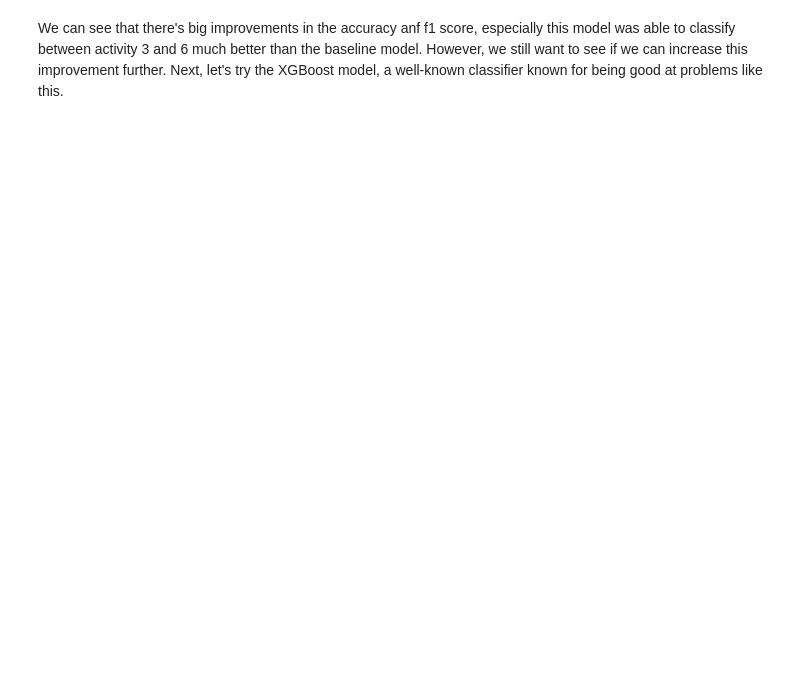
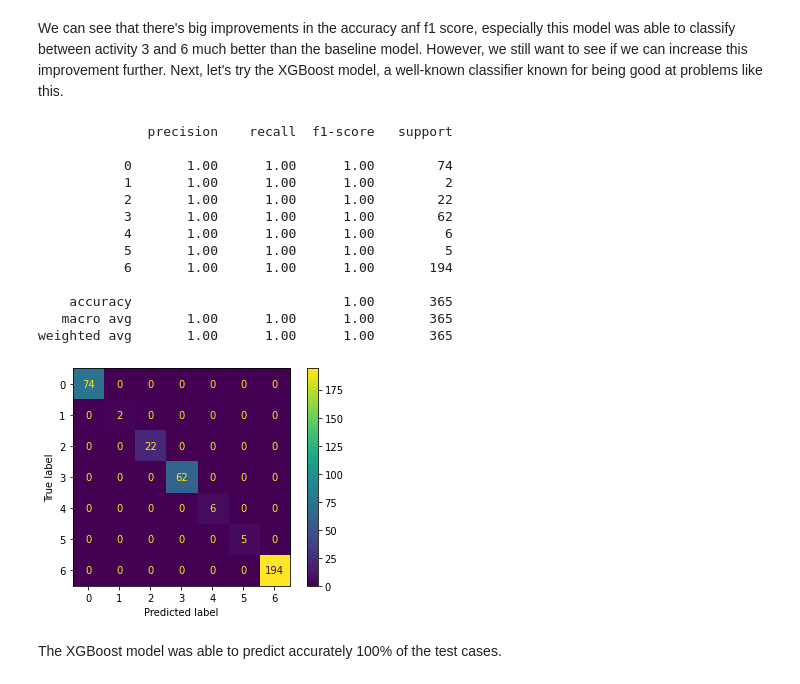
Before and after one commit to hvrlxy/HAR, a Jupyter notebook: notebooks/train_basic_stats.ipynb, the cells around one changed output. Saved outputs shown, nothing was run; the diff lists cells and outputs as text; code cells hidden in the pictures; blank space fills up the shorter version.

```diff
--- a/notebooks/train_basic_stats.ipynb
+++ b/notebooks/train_basic_stats.ipynb
@@ -119,2 +122,34 @@ plt.show()
 # %% [markdown]
 We can see that there's big improvements in the accuracy anf f1 score, especially this model was able to classify between activity 3 and 6 much better than the baseline model. However, we still want to see if we can increase this improvement further. Next, let's try the XGBoost model, a well-known classifier known for being good at problems like this.
+# %%
+# initialize XGBoost classifier
+xgb = XGBClassifier()
+# transform the y_train and Y-test class values to start from 0 instead of 1
+y_transformed_train = [i - 1 for i in y_train]
+y_transformed_test = [i - 1 for i in y_test]
+# fit the model
+xgb.fit(X_train, y_transformed_train)
+# predict the test dataset
+y_pred = xgb.predict(X_test)
+# print out the report
+print(classification_report(y_transformed_test, y_pred))
+# draw the confusion matrix
+plot_confusion_matrix(xgb, X_test, y_transformed_test)
+plt.show()
+# %% [output]
+              precision    recall  f1-score   support
+
+           0       1.00      1.00      1.00        74
+           1       1.00      1.00      1.00         2
+           2       1.00      1.00      1.00        22
+           3       1.00      1.00      1.00        62
+           4       1.00      1.00      1.00         6
+           5       1.00      1.00      1.00         5
+           6       1.00      1.00      1.00       194
+
+    accuracy                           1.00       365
+   macro avg       1.00      1.00      1.00       365
+weighted avg       1.00      1.00      1.00       365
+[figure, added]
+# %% [markdown]
+The XGBoost model was able to predict accurately 100% of the test cases.
```
Also changed, not shown: parts of 7 cells of this notebook.
